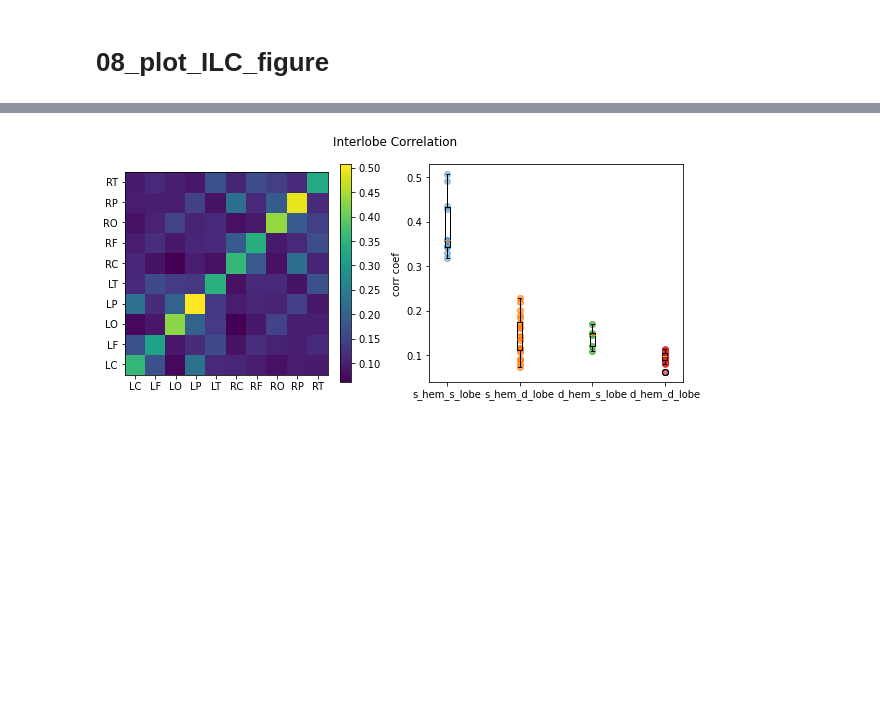
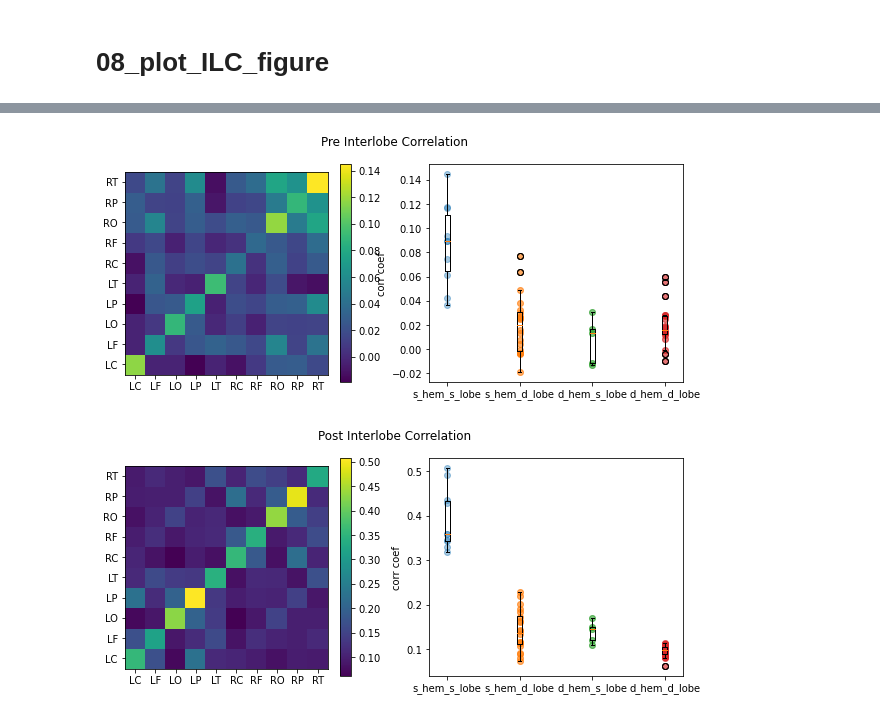
Before and after one commit to BNUCNL/MEG_Gump, a Jupyter notebook: tech_val/08_plot_ILC_figure.ipynb, the cells around one changed output, grey strips where cells are left out. Drawn from its saved outputs; the diff is of its cells as text; code cells hidden in the pictures; blank space fills up the shorter version.

```diff
--- a/tech_val/08_plot_ILC_figure.ipynb
+++ b/tech_val/08_plot_ILC_figure.ipynb
@@ -98,7 +98,8 @@ def plot_lobecorr_box(lobe_corr, ax):
         ax.scatter(xx, val, alpha=0.4)
 # %%
 # load data
-ilc = pd.read_pickle(pjoin(results_pth, 'ilc.pickle'))
+ilc_post = pd.read_pickle(pjoin(results_pth, 'ilc_post.pickle'))
+ilc_pre = pd.read_pickle(pjoin(results_pth, 'ilc_pre.pickle'))
 # %%
 sub_path = BIDSPath(subject='01', run='01', task='movie', session='movie', root='/nfs/e5/studyforrest/forrest_movie_meg/gump_meg_bids')
 raw_sub = mne_bids.read_raw_bids(sub_path)
@@ -127,20 +128,32 @@ Current compensation grade : 3
 Reading events from /nfs/e5/studyforrest/forrest_movie_meg/gump_meg_bids/sub-01/ses-movie/meg/sub-01_ses-movie_task-movie_run-01_events.tsv.
 Reading channel info from /nfs/e5/studyforrest/forrest_movie_meg/gump_meg_bids/sub-01/ses-movie/meg/sub-01_ses-movie_task-movie_run-01_channels.tsv.
 # %%
-lobe_corr = np.zeros((10, 10))
+# draw RDM and box plot
+pre_corr = np.zeros((10, 10))
+post_corr = np.zeros((10, 10))
 for sub in sub_list:
     if sub == '01':
         run_ls = run_list + ['09']
     else:
         run_ls = run_list
 
     for run in run_ls:
-        lobe_corr += ch_ilc2roi_ilc(ilc[sub][run], ch_name)
-lobe_corr /= (len(sub_list)*len(run_list)+1)
+        pre_corr += ch_ilc2roi_ilc(ilc_pre[sub][run], ch_name)
+        post_corr += ch_ilc2roi_ilc(ilc_post[sub][run], ch_name)
+pre_corr /= (len(sub_list)*len(run_list)+1)
+post_corr /= (len(sub_list)*len(run_list)+1)
 
 fig, axes = plt.subplots(1, 2, figsize=(10,4))
-plt.suptitle('Interlobe Correlation')
-plot_lobecorr_rdm(lobe_corr, fig, axes[0], labels)
-plot_lobecorr_box(lobe_corr, axes[1])
+plt.suptitle('Pre Interlobe Correlation')
+plot_lobecorr_rdm(pre_corr, fig, axes[0], labels)
+plot_lobecorr_box(pre_corr, axes[1])
+fig.savefig(pjoin(results_pth, 'preILC.png'))
+
+fig, axes = plt.subplots(1, 2, figsize=(10,4))
+plt.suptitle('Post Interlobe Correlation')
+plot_lobecorr_rdm(post_corr, fig, axes[0], labels)
+plot_lobecorr_box(post_corr, axes[1])
+fig.savefig(pjoin(results_pth, 'postILC.png'))
 # %% [output]
-[figure, old version]
+[figure, new version]
+[figure, added]
```
